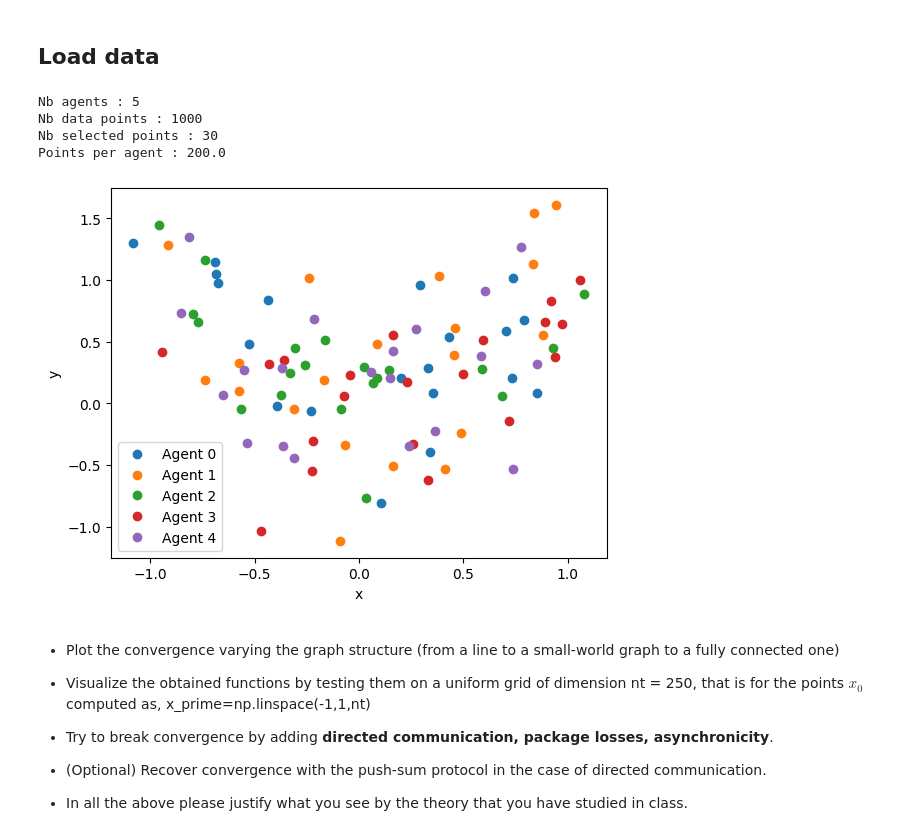
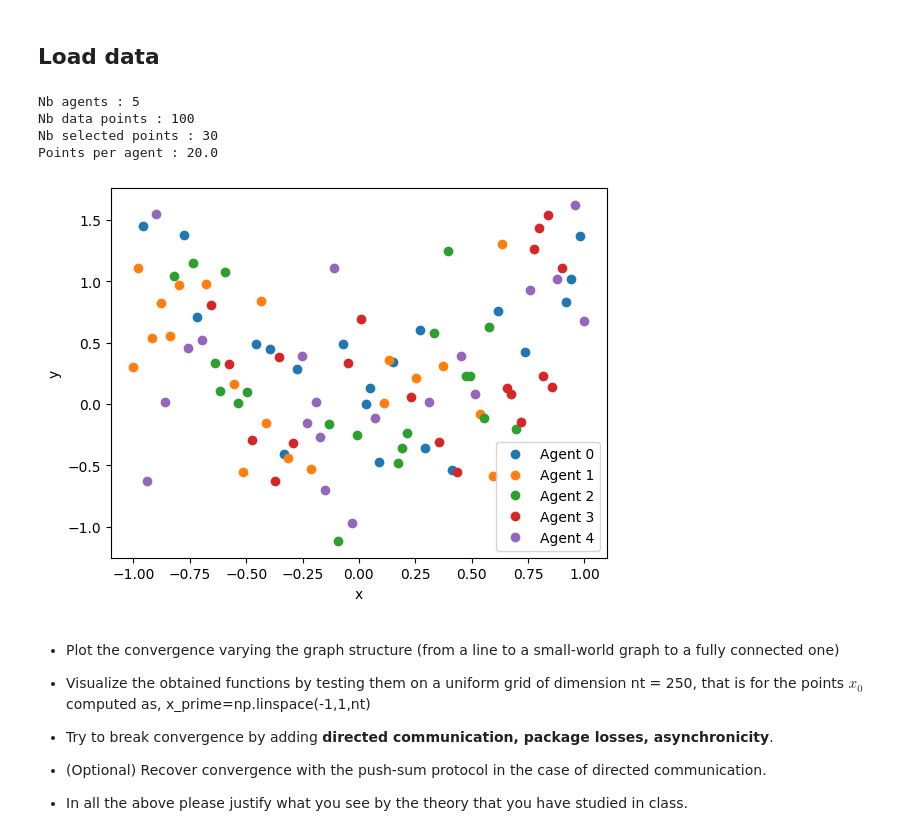
Before and after one commit to slimane-el/Cooperative_optimization, a Jupyter notebook: analysis.ipynb, the cells around one changed output. Saved outputs shown, nothing was run; the diff lists cells and outputs as text; code cells hidden in the pictures.

```diff
--- a/analysis.ipynb
+++ b/analysis.ipynb
@@ -8,29 +8,29 @@ from dualdec import *
 # %%
 # Generate the data
 a = 5
-n = 1000
+n = 100
 m = 30
 agent_x, agent_y, x_selected, y_selected, selected_points, selected_points_agents, K, x, y = get_agents_from_pickle(
     'first_database.pkl', a, n, m)
 print(f'Nb agents : {a}')
 print(f'Nb data points : {n}')
 print(f'Nb selected points : {m}')
 print(f'Points per agent : {n/a}\n')
 
 # # Data visualization per agent
 for i in range(a):
     plt.plot(agent_x[i], agent_y[i], 'o', label=f'Agent {i}')
 # plt.plot(x, y, 'o', label='Data')
 plt.xlabel('x')
 plt.ylabel('y')
 plt.legend()
 plt.show()
 # %% [output]
 Nb agents : 5
-Nb data points : 1000
+Nb data points : 100
 Nb selected points : 30
-Points per agent : 200.0
+Points per agent : 20.0
-[figure, old version]
+[figure, new version]
 # %%
 def visualize_predict(alpha_list, alpha_optim_linalg, alpha_optim, agent_x, agent_y, x_selected):
     # Data visualization
```
Also changed, not shown: parts of 8 cells of this notebook.
